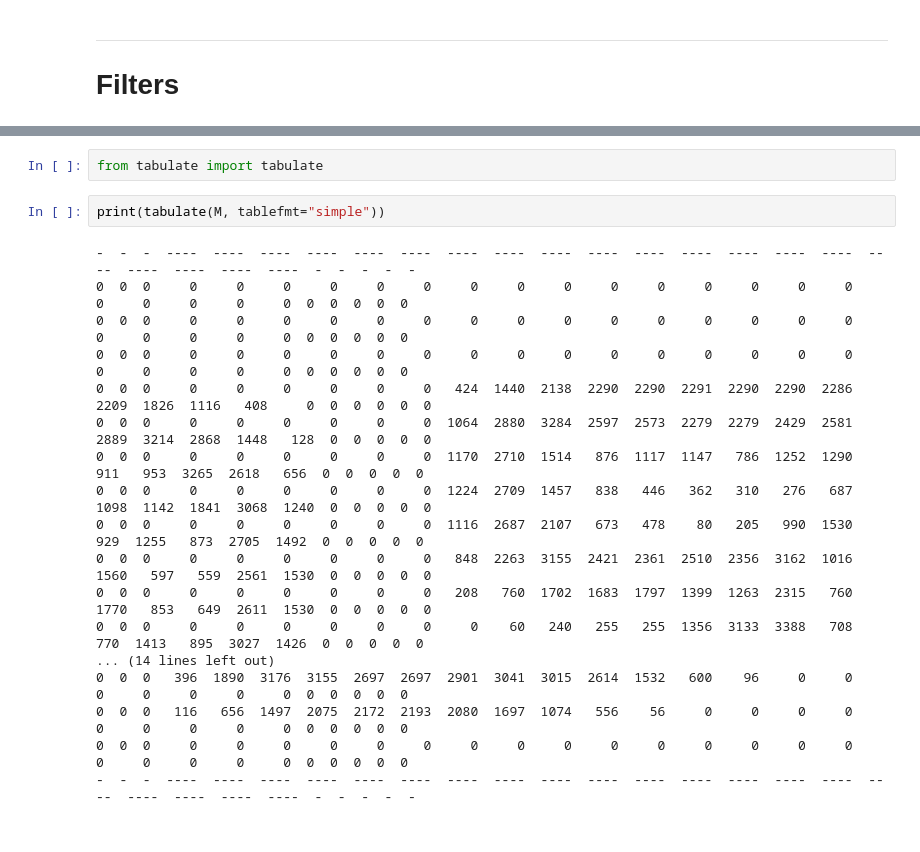
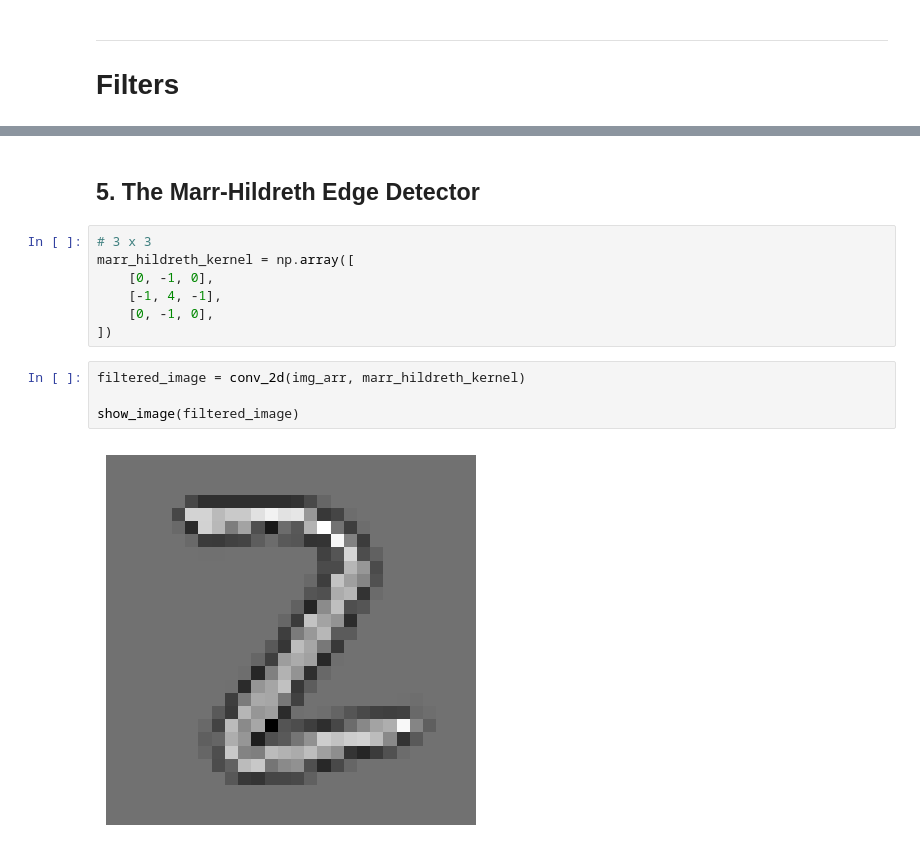
Before and after one commit to subhranil2605/CNN_project_univ, a Jupyter notebook: filters.ipynb, the cells around one changed output, grey strips where cells are left out. Saved outputs shown, nothing was run; the diff lists cells and outputs as text.

```diff
--- a/filters.ipynb
+++ b/filters.ipynb
@@ -183,22 +207,15 @@ show_image(M)
-# %%
-from tabulate import tabulate
-# %%
-print(tabulate(M, tablefmt="simple"))
-# %% [output]
--  -  -  ----  ----  ----  ----  ----  ----  ----  ----  ----  ----  ----  ----  ----  ----  ----  ----  ----  ----  ----  ----  -  -  -  -  -
-0  0  0     0     0     0     0     0     0     0     0     0     0     0     0     0     0     0     0     0     0     0     0  0  0  0  0  0
-0  0  0     0     0     0     0     0     0     0     0     0     0     0     0     0     0     0     0     0     0     0     0  0  0  0  0  0
-0  0  0     0     0     0     0     0     0     0     0     0     0     0     0     0     0     0     0     0     0     0     0  0  0  0  0  0
-0  0  0     0     0     0     0     0     0   424  1440  2138  2290  2290  2291  2290  2290  2286  2209  1826  1116   408     0  0  0  0  0  0
-0  0  0     0     0     0     0     0     0  1064  2880  3284  2597  2573  2279  2279  2429  2581  2889  3214  2868  1448   128  0  0  0  0  0
-0  0  0     0     0     0     0     0     0  1170  2710  1514   876  1117  1147   786  1252  1290   911   953  3265  2618   656  0  0  0  0  0
-0  0  0     0     0     0     0     0     0  1224  2709  1457   838   446   362   310   276   687  1098  1142  1841  3068  1240  0  0  0  0  0
-0  0  0     0     0     0     0     0     0  1116  2687  2107   673   478    80   205   990  1530   929  1255   873  2705  1492  0  0  0  0  0
-0  0  0     0     0     0     0     0     0   848  2263  3155  2421  2361  2510  2356  3162  1016  1560   597   559  2561  1530  0  0  0  0  0
-0  0  0     0     0     0     0     0     0   208   760  1702  1683  1797  1399  1263  2315   760  1770   853   649  2611  1530  0  0  0  0  0
-0  0  0     0     0     0     0     0     0     0    60   240   255   255  1356  3133  3388   708   770  1413   895  3027  1426  0  0  0  0  0
-... (14 lines left out)
-0  0  0   396  1890  3176  3155  2697  2697  2901  3041  3015  2614  1532   600    96     0     0     0     0     0     0     0  0  0  0  0  0
-0  0  0   116   656  1497  2075  2172  2193  2080  1697  1074   556    56     0     0     0     0     0     0     0     0     0  0  0  0  0  0
-0  0  0     0     0     0     0     0     0     0     0     0     0     0     0     0     0     0     0     0     0     0     0  0  0  0  0  0
--  -  -  ----  ----  ----  ----  ----  ----  ----  ----  ----  ----  ----  ----  ----  ----  ----  ----  ----  ----  ----  ----  -  -  -  -  -
+# %% [markdown]
+## 5. The Marr-Hildreth Edge Detector
+# %%
+# 3 x 3
+marr_hildreth_kernel = np.array([
+    [0, -1, 0],
+    [-1, 4, -1],
+    [0, -1, 0],
+])
+# %%
+filtered_image = conv_2d(img_arr, marr_hildreth_kernel)
+
+show_image(filtered_image)
+# %% [output]
+[figure, added]
```
Also changed, not shown: parts of 27 cells of this notebook.
